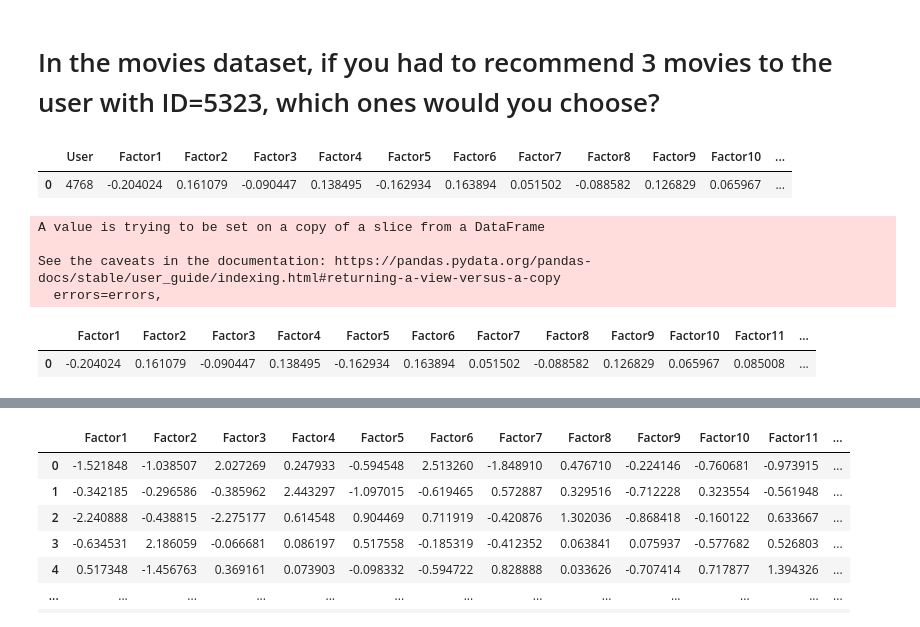
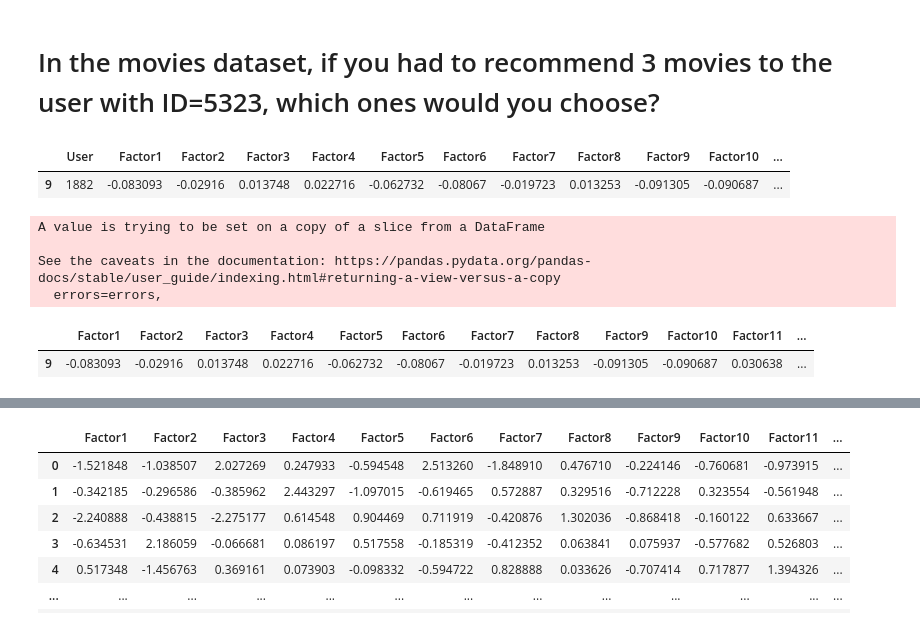
Before and after one commit to ihab09/CE888, a Jupyter notebook: lab4/my_recommender.ipynb, the cells around one changed output, grey strips where cells are left out. Cells and saved outputs as stored; diff of their text form; code cells hidden in the pictures.

```diff
--- a/lab4/my_recommender.ipynb
+++ b/lab4/my_recommender.ipynb
@@ -456,11 +460,11 @@ predictions
 # %% [markdown]
 # In the movies dataset, if you had to recommend 3 movies to the user with ID=5323, which ones would you choose?
 # %%
-user_factor_vals = mov_users.loc[mov_users['User'] == 4768]
+user_factor_vals = mov_users.loc[mov_users['User'] == 1882]
 user_factor_vals
 # %% [output]
 |  | User | Factor1 | Factor2 | Factor3 | Factor4 | Factor5 | Factor6 | Factor7 | Factor8 | Factor9 | Factor10 | ... |
-| 0 | 4768 | -0.204024 | 0.161079 | -0.090447 | 0.138495 | -0.162934 | 0.163894 | 0.051502 | -0.088582 | 0.126829 | 0.065967 | ... |
+| 9 | 1882 | -0.083093 | -0.02916 | 0.013748 | 0.022716 | -0.062732 | -0.08067 | -0.019723 | 0.013253 | -0.091305 | -0.090687 | ... |
 # %%
 user_factor_vals.drop('User', inplace=True, axis=1)
 user_factor_vals
@@ -470,7 +474,7 @@ A value is trying to be set on a copy of a slice from a DataFrame
 See the caveats in the documentation: https://pandas.pydata.org/pandas-docs/stable/user_guide/indexing.html#returning-a-view-versus-a-copy
   errors=errors,
 |  | Factor1 | Factor2 | Factor3 | Factor4 | Factor5 | Factor6 | Factor7 | Factor8 | Factor9 | Factor10 | Factor11 | ... |
-| 0 | -0.204024 | 0.161079 | -0.090447 | 0.138495 | -0.162934 | 0.163894 | 0.051502 | -0.088582 | 0.126829 | 0.065967 | 0.085008 | ... |
+| 9 | -0.083093 | -0.02916 | 0.013748 | 0.022716 | -0.062732 | -0.08067 | -0.019723 | 0.013253 | -0.091305 | -0.090687 | 0.030638 | ... |
 # %%
 mov_items_arr = mov_items.copy()
 mov_items_arr
```
Also changed, not shown: parts of 27 cells of this notebook.
